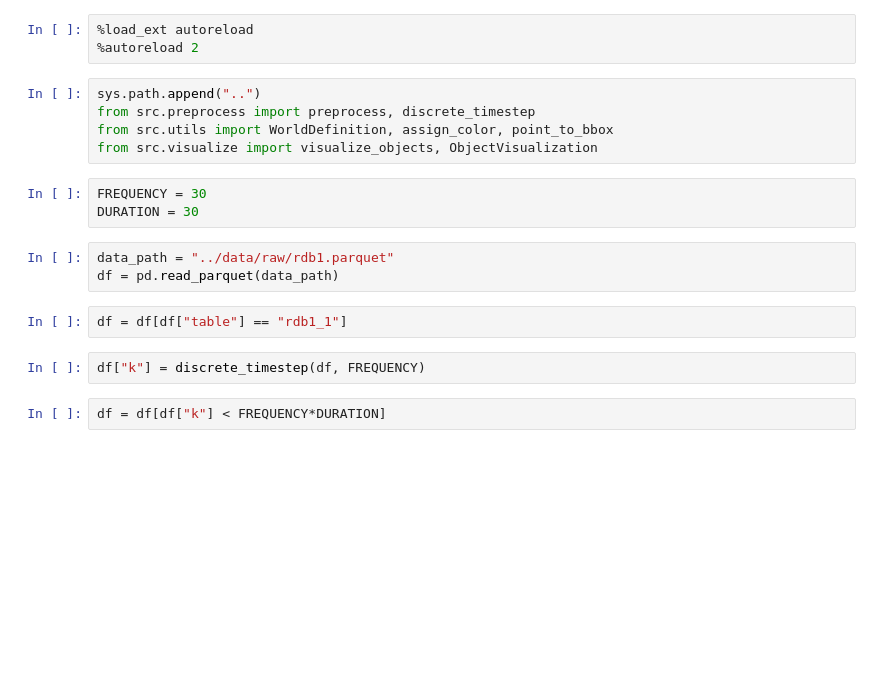
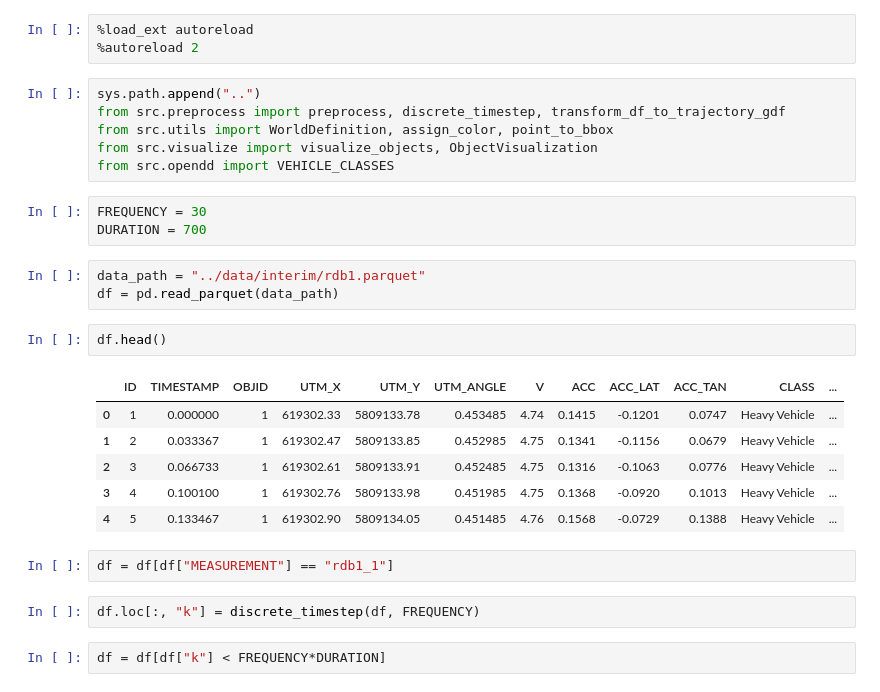
Before and after one commit to kopytjuk/opendd-analysis, a Jupyter notebook: notebooks/Animation.ipynb, the cells around one changed output. Saved outputs shown, nothing was run; the diff lists cells and outputs as text; blank space fills up the shorter version.

```diff
--- a/notebooks/Animation.ipynb
+++ b/notebooks/Animation.ipynb
@@ -12,19 +12,29 @@ from tqdm.auto import tqdm
 %autoreload 2
 # %%
 sys.path.append("..")
-from src.preprocess import preprocess, discrete_timestep
+from src.preprocess import preprocess, discrete_timestep, transform_df_to_trajectory_gdf
 from src.utils import WorldDefinition, assign_color, point_to_bbox
 from src.visualize import visualize_objects, ObjectVisualization
+from src.opendd import VEHICLE_CLASSES
 # %%
 FREQUENCY = 30
-DURATION = 30
+DURATION = 700
 # %%
-data_path = "../data/raw/rdb1.parquet"
+data_path = "../data/interim/rdb1.parquet"
 df = pd.read_parquet(data_path)
+# %%
+df.head()
+# %% [output]
+|  | ID | TIMESTAMP | OBJID | UTM_X | UTM_Y | UTM_ANGLE | V | ACC | ACC_LAT | ACC_TAN | CLASS | ... |
+| 0 | 1 | 0.000000 | 1 | 619302.33 | 5809133.78 | 0.453485 | 4.74 | 0.1415 | -0.1201 | 0.0747 | Heavy Vehicle | ... |
+| 1 | 2 | 0.033367 | 1 | 619302.47 | 5809133.85 | 0.452985 | 4.75 | 0.1341 | -0.1156 | 0.0679 | Heavy Vehicle | ... |
+| 2 | 3 | 0.066733 | 1 | 619302.61 | 5809133.91 | 0.452485 | 4.75 | 0.1316 | -0.1063 | 0.0776 | Heavy Vehicle | ... |
+| 3 | 4 | 0.100100 | 1 | 619302.76 | 5809133.98 | 0.451985 | 4.75 | 0.1368 | -0.0920 | 0.1013 | Heavy Vehicle | ... |
+| 4 | 5 | 0.133467 | 1 | 619302.90 | 5809134.05 | 0.451485 | 4.76 | 0.1568 | -0.0729 | 0.1388 | Heavy Vehicle | ... |
 # %%
-df = df[df["table"] == "rdb1_1"]
+df = df[df["MEASUREMENT"] == "rdb1_1"]
 # %%
-df["k"] = discrete_timestep(df, FREQUENCY)
+df.loc[:, "k"] = discrete_timestep(df, FREQUENCY)
 # %%
 df = df[df["k"] < FREQUENCY*DURATION]
 # %%
```
Also changed, not shown: parts of 8 cells of this notebook, 6 other files.
